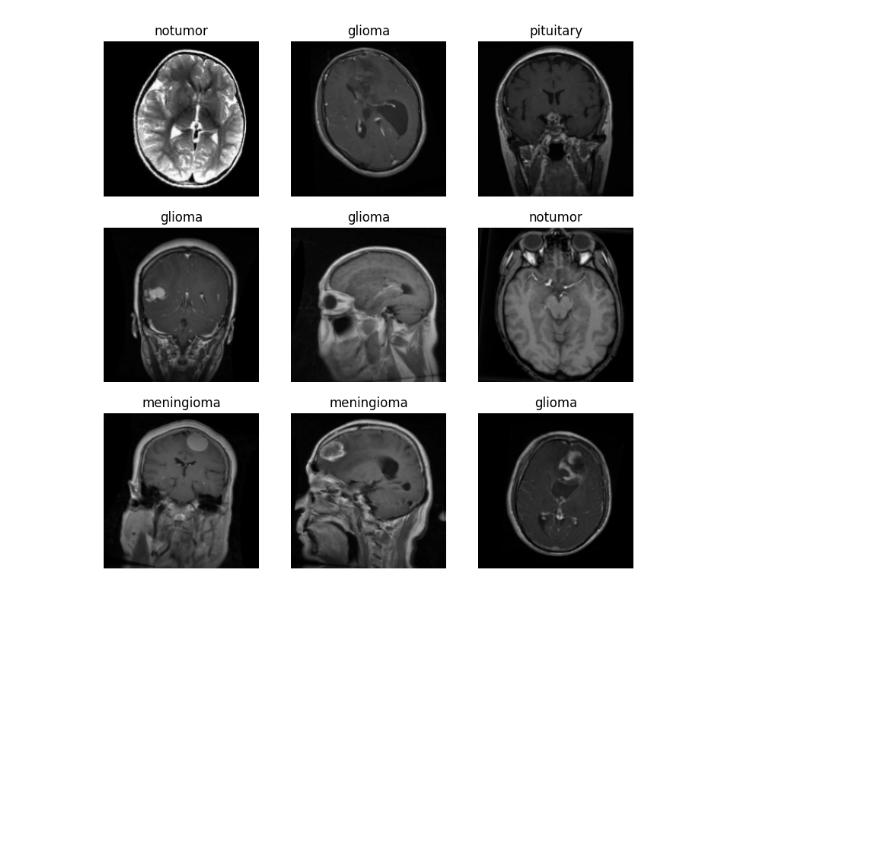
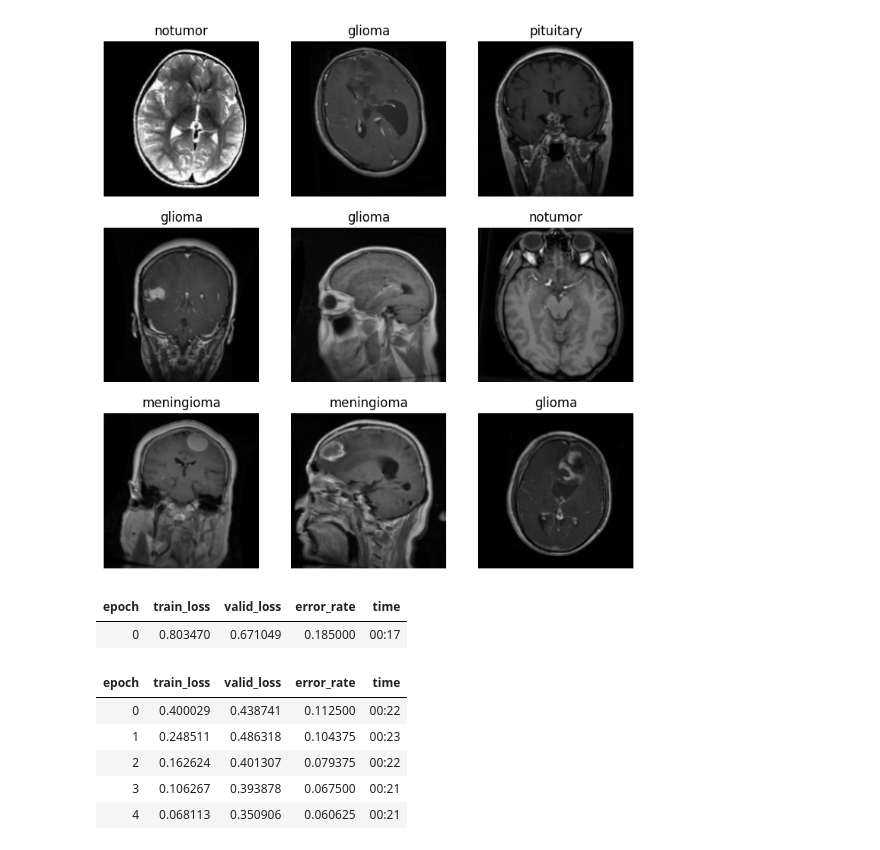
Before and after one commit to aviram421/mri-tumor-classification, a Jupyter notebook: tumor-classification-model.ipynb, the cells around one changed output. Saved outputs shown, nothing was run; the diff lists cells and outputs as text; code cells hidden in the pictures; blank space fills up the shorter version.

Commit message:
Train model with augmented data

```diff
--- a/tumor-classification-model.ipynb
+++ b/tumor-classification-model.ipynb
@@ -172,3 +176,14 @@ aug_mult1 = aug_transforms(mult=1)
 dls = update_transformations(scans, pad_resize, aug_mult1)
 # %% [output]
 [figure]
+# %%
+learn = train_model(5)
+# %% [output]
+| epoch | train_loss | valid_loss | error_rate | time |
+| 0 | 0.803470 | 0.671049 | 0.185000 | 00:17 |
+| epoch | train_loss | valid_loss | error_rate | time |
+| 0 | 0.400029 | 0.438741 | 0.112500 | 00:22 |
+| 1 | 0.248511 | 0.486318 | 0.104375 | 00:23 |
+| 2 | 0.162624 | 0.401307 | 0.079375 | 00:22 |
+| 3 | 0.106267 | 0.393878 | 0.067500 | 00:21 |
+| 4 | 0.068113 | 0.350906 | 0.060625 | 00:21 |
```
Also changed, not shown: parts of 4 cells of this notebook.
